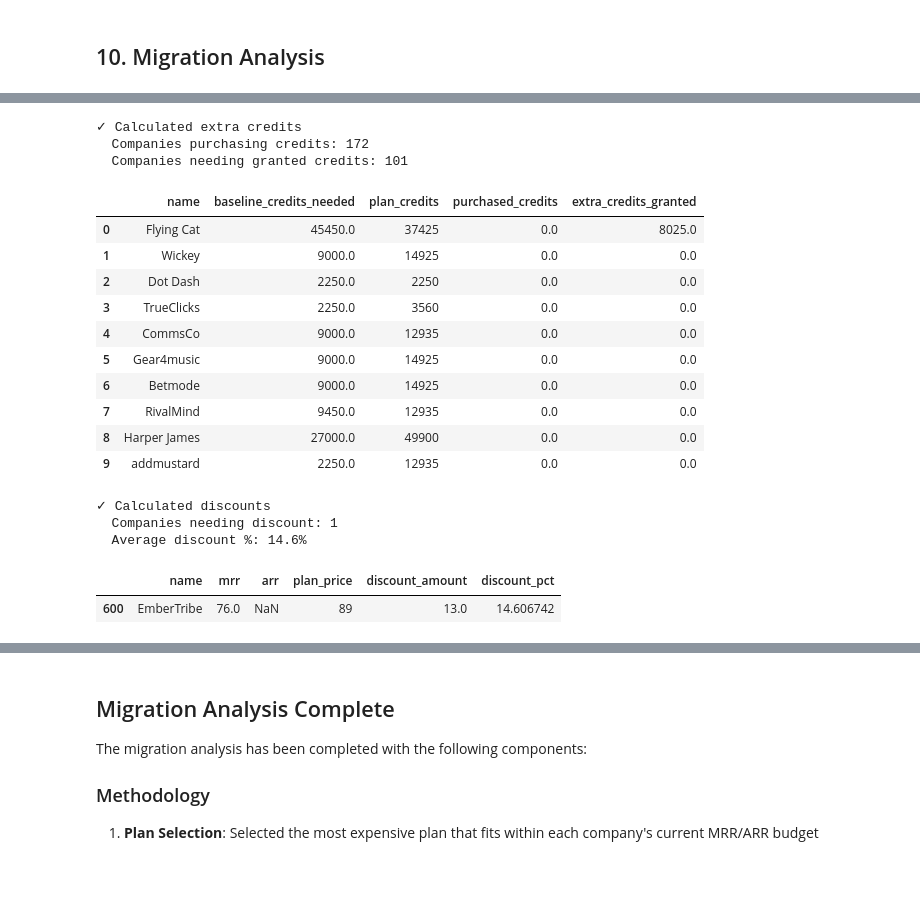
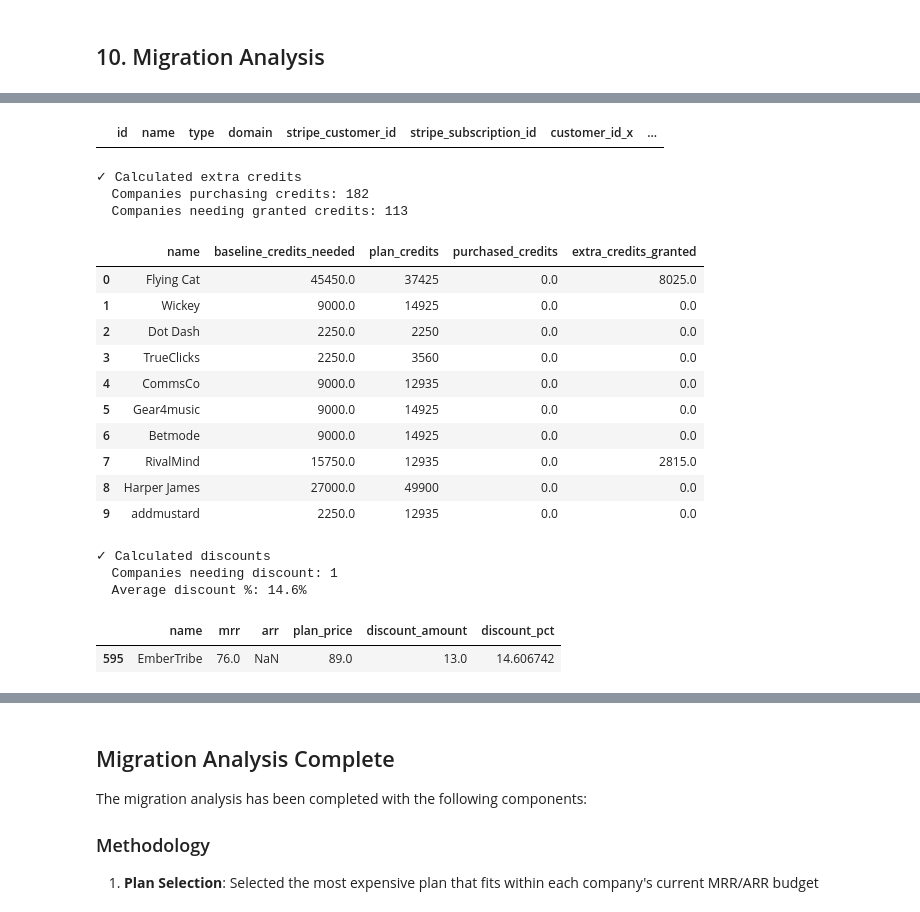
Before and after one commit to peec-ai/stripe-migration-analysis, a Jupyter notebook: transform/notebooks/migration_analysis-match.ipynb, the cells around one changed output, grey strips where cells are left out. Saved outputs shown, nothing was run; the diff lists cells and outputs as text; code cells hidden in the pictures; blank space fills up the shorter version.

```diff
--- a/transform/notebooks/migration_analysis-match.ipynb
+++ b/transform/notebooks/migration_analysis-match.ipynb
@@ -686,0 +655,20 @@ Sample data:
+# %%
+# Step 5: Calculate MRR/ARR based on interval
+def calculate_mrr_arr(row):
+    """Calculate MRR and ARR based on interval."""
+    amount = row['final_amount']
+    interval = row['interval']
+
+    if interval == 'month':
+        return pd.Series({'mrr': amount / 100, 'arr': None})  # Convert cents to dollars/euros
+    elif interval == 'year':
+        arr = amount / 100
+        mrr = arr / 12
+        return pd.Series({'mrr': mrr, 'arr': arr})
+    else:
+        raise ValueError(f"Invalid interval: {interval}")
+
+sub_aggregated[['mrr', 'arr']] = sub_aggregated.apply(calculate_mrr_arr, axis=1)
+
+print(f"Total MRR: {(sub_aggregated['mrr'].sum()).round(0).astype(int) * 12:,}")
+print("✓ Calculated MRR/ARR")
@@ -705,12 +758,15 @@ company_stats_stripe = (
     sub_items_with_product.groupby("customer_id")
     .agg({
         "prompt_limit": "sum",
-        "product_id": "size"  # Count of workspace items with unit_amount > 0
+        "quantity": "sum"  # Count of workspace items with unit_amount > 0
     })
     .reset_index()
     .rename(columns={
         "prompt_limit": "purchased_capacity",
-        "product_id": "orgs_purchased"
+        "quantity": "orgs_purchased"
     })
 )
+
+
+company_stats_stripe.sort_values(by="orgs_purchased", ascending=False).head(10)
 # %% [output]
@@ -946,3 +1006,7 @@ Name: count, dtype: int64
+# %%
+migration_df.loc[(migration_df['mrr'].isna()) & (migration_df['arr'].isna())]
+# %% [output]
+|  | id | name | type | domain | stripe_customer_id | stripe_subscription_id | customer_id_x | ... |
 # %%
 # Step 5: Calculate purchased_credits and extra_credits_granted
 def calculate_extra_credits(row):
@@ -955,18 +1019,11 @@ def calculate_extra_credits(row):
     credit_price = row['credit_price']
 
     # Get current payment
-    if row['interval'] == 'month':
-        current_payment = row['mrr']
-    else:
-        current_payment = row['arr']
+    current_payment = row['mrr']
 
     # Handle missing data
     if pd.isna(baseline_needed) or pd.isna(plan_credits) or pd.isna(current_payment):
-        return pd.Series({
-            'purchased_credits': 0,
-            'extra_credits_granted': 0,
-            'extra_credits_granted_10': 0
-        })
+        raise ValueError(f"Company {row['name']} has missing data")
 
     # Calculate credit gap
     credits_gap = baseline_needed - plan_credits
@@ -998,37 +1055,37 @@ def calculate_extra_credits(row):
         })
 
     # Case B: Need credits but not paying enough
     else:
         return pd.Series({
             'purchased_credits': 0,
             'extra_credits_granted': credits_gap,
             'extra_credits_granted_10': credits_gap * 1.10
         })
 
 # Apply credit calculations
 migration_df[['purchased_credits', 'extra_credits_granted', 'extra_credits_granted_10']] = \
     migration_df.apply(calculate_extra_credits, axis=1)
 
 print("✓ Calculated extra credits")
 print(f"  Companies purchasing credits: {(migration_df['purchased_credits'] > 0).sum()}")
 print(f"  Companies needing granted credits: {(migration_df['extra_credits_granted'] > 0).sum()}")
 
-migration_df.drop(columns=["id", "customer_id_x", "company_id_x", "company_id_y", "customer_id_y", ]).to_csv("migration_df.csv", index=False)
+# migration_df.drop(columns=["id", "customer_id_x", "company_id_x", "company_id_y", "customer_id_y", ]).to_csv("migration_df.csv", index=False)
 
 migration_df[['name', 'baseline_credits_needed', 'plan_credits', 'purchased_credits', 'extra_credits_granted']].head(10)
 # %% [output]
 ✓ Calculated extra credits
-  Companies purchasing credits: 172
-  Companies needing granted credits: 101
+  Companies purchasing credits: 182
+  Companies needing granted credits: 113
 |  | name | baseline_credits_needed | plan_credits | purchased_credits | extra_credits_granted |
 | 0 | Flying Cat | 45450.0 | 37425 | 0.0 | 8025.0 |
 | 1 | Wickey | 9000.0 | 14925 | 0.0 | 0.0 |
 | 2 | Dot Dash | 2250.0 | 2250 | 0.0 | 0.0 |
 | 3 | TrueClicks | 2250.0 | 3560 | 0.0 | 0.0 |
 | 4 | CommsCo | 9000.0 | 12935 | 0.0 | 0.0 |
 | 5 | Gear4music | 9000.0 | 14925 | 0.0 | 0.0 |
 | 6 | Betmode | 9000.0 | 14925 | 0.0 | 0.0 |
-| 7 | RivalMind | 9450.0 | 12935 | 0.0 | 0.0 |
+| 7 | RivalMind | 15750.0 | 12935 | 0.0 | 2815.0 |
 | 8 | Harper James | 27000.0 | 49900 | 0.0 | 0.0 |
 | 9 | addmustard | 2250.0 | 12935 | 0.0 | 0.0 |
 # %%
@@ -1038,6 +1095,7 @@ def calculate_discount(row):
     Calculate discount needed for companies paying less than the cheapest plan.
     """
     company_type = row['type']
+    currency = row["currency"]
     interval = row['interval']
 
     # Determine which plan set to use
@@ -1051,29 +1109,19 @@ def calculate_discount(row):
         plans = BRAND_PLANS
         cheapest_plan_name = 'starter'
 
-    plans = plans[row["currency"]]
+    plans = plans[currency][interval]
 
     # Get current payment
-    if interval == 'month':
-        current_payment = row['mrr']
-    else:
-        current_payment = row['arr']
+    current_payment = row['mrr']
 
     # Handle missing data
     if pd.isna(current_payment):
-        return pd.Series({
-            'discount_amount': 0,
-            'discount_pct': 0
-        })
+        raise ValueError(f"Company {row['name']} has no payment data")
 
     # Get cheapest plan price
-    if interval in plans[cheapest_plan_name]:
-        cheapest_price = plans[cheapest_plan_name][interval]['price']
-    else:
-        return pd.Series({
-            'discount_amount': 0,
-            'discount_pct': 0
-        })
+    cheapest_price = plans[cheapest_plan_name]['price']
+    if pd.isna(cheapest_price):
+        raise ValueError(f"Company {row['name']} has no cheapest plan price")
 
     # Calculate discount if underpaying
     if current_payment < cheapest_price:
@@ -1103,7 +1151,7 @@ migration_df[migration_df['discount_pct'] > 0][['name', 'mrr', 'arr', 'plan_pric
   Companies needing discount: 1
   Average discount %: 14.6%
 |  | name | mrr | arr | plan_price | discount_amount | discount_pct |
-| 600 | EmberTribe | 76.0 | NaN | 89 | 13.0 | 14.606742 |
+| 595 | EmberTribe | 76.0 | NaN | 89.0 | 13.0 | 14.606742 |
 # %%
 # Step 7: Calculate total_available_credits
 migration_df['total_available_credits'] = (
```
Also changed, not shown: parts of 25 cells of this notebook, 3 other files.
